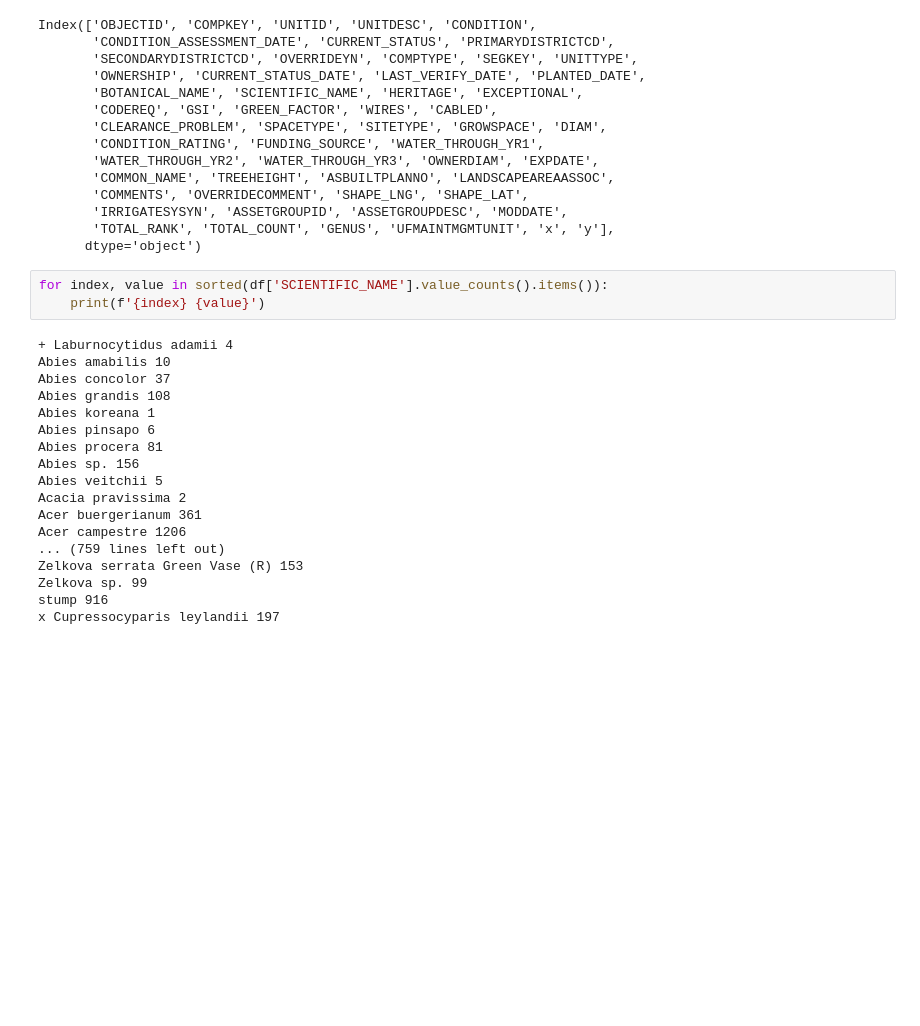
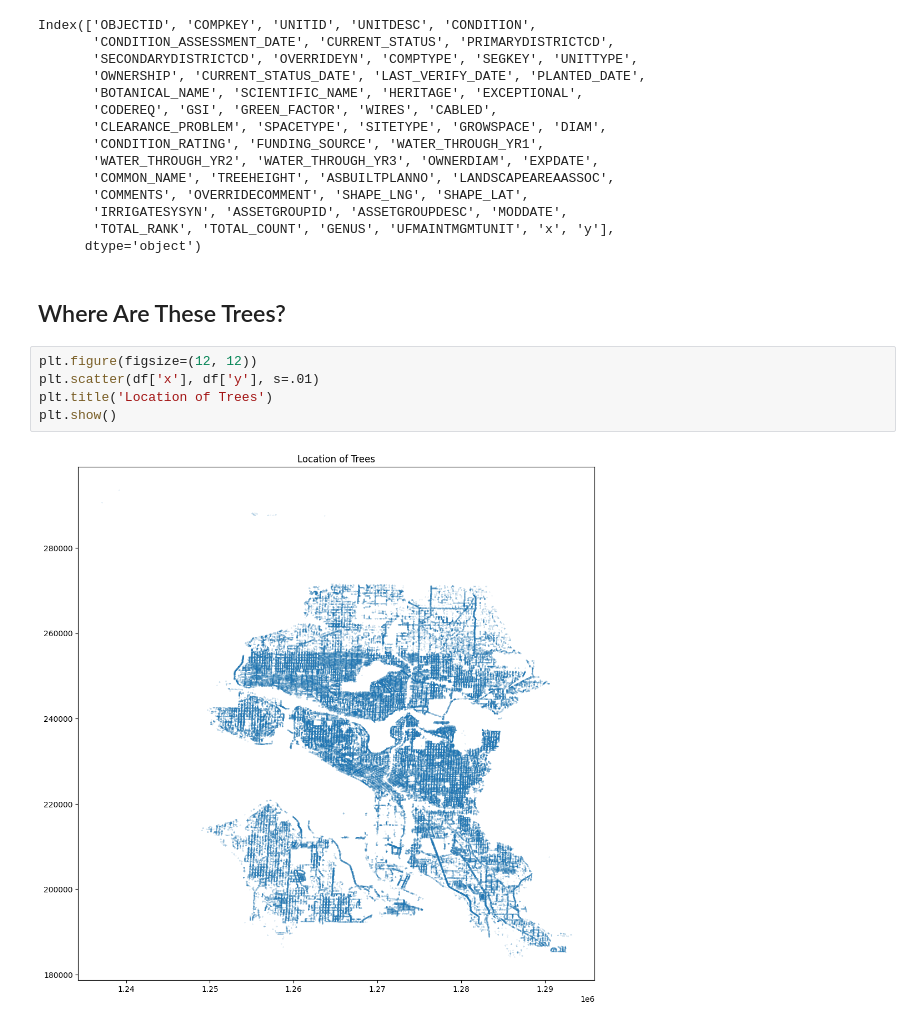
Before and after one commit to fractalate/data-trees-seattle, a Jupyter notebook: explore.ipynb, the cells around one changed output. Cells and saved outputs as stored; diff of their text form; blank space fills up the shorter version.

```diff
--- a/explore.ipynb
+++ b/explore.ipynb
@@ -29,24 +41,12 @@ Index(['OBJECTID', 'COMPKEY', 'UNITID', 'UNITDESC', 'CONDITION',
        'IRRIGATESYSYN', 'ASSETGROUPID', 'ASSETGROUPDESC', 'MODDATE',
        'TOTAL_RANK', 'TOTAL_COUNT', 'GENUS', 'UFMAINTMGMTUNIT', 'x', 'y'],
       dtype='object')
-# %%
-for index, value in sorted(df['SCIENTIFIC_NAME'].value_counts().items()):
-    print(f'{index} {value}')
-# %% [output]
-+ Laburnocytidus adamii 4
-Abies amabilis 10
-Abies concolor 37
-Abies grandis 108
-Abies koreana 1
-Abies pinsapo 6
-Abies procera 81
-Abies sp. 156
-Abies veitchii 5
-Acacia pravissima 2
-Acer buergerianum 361
-Acer campestre 1206
-... (759 lines left out)
-Zelkova serrata Green Vase (R) 153
-Zelkova sp. 99
-stump 916
-x Cupressocyparis leylandii 197
+# %% [markdown]
+## Where Are These Trees?
+# %%
+plt.figure(figsize=(12, 12))
+plt.scatter(df['x'], df['y'], s=.01)
+plt.title('Location of Trees')
+plt.show()
+# %% [output]
+[figure, added]
```
Also changed, not shown: parts of 2 cells of this notebook.
